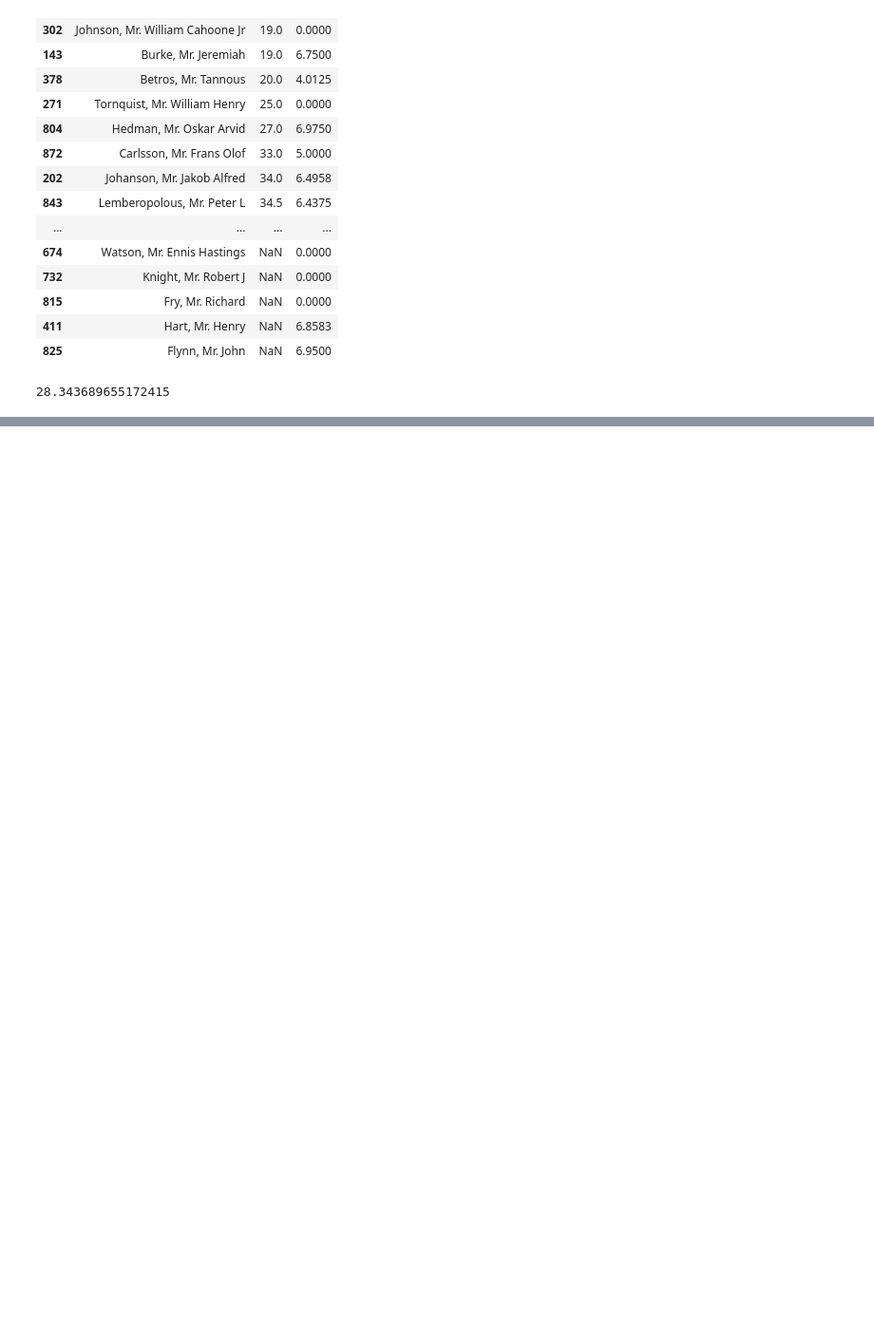
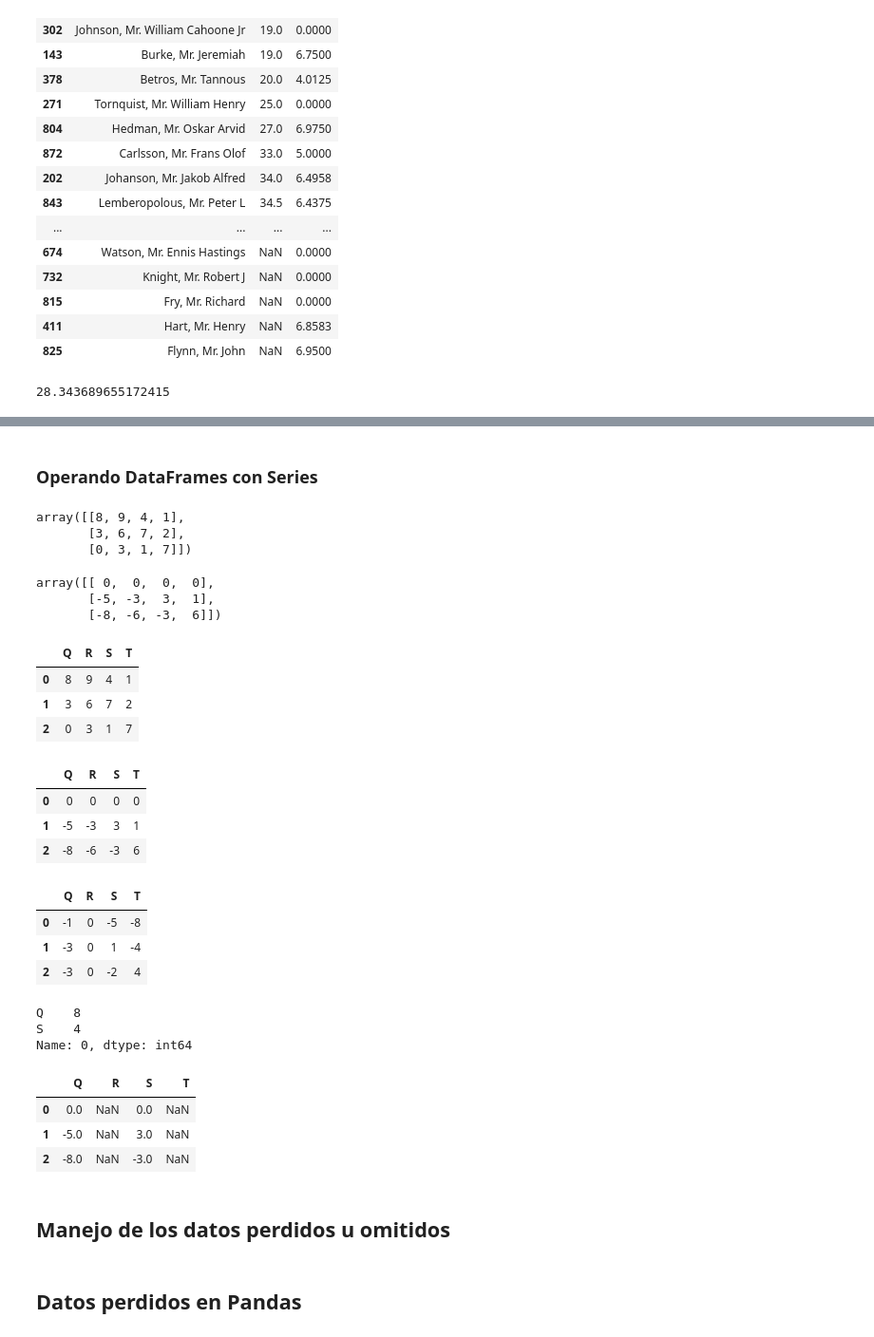
Before and after one commit to RoberHerraiz/eoi, a Jupyter notebook: 09-data-science/03-Pandas.ipynb, the cells around one changed output, grey strips where cells are left out. Shown at 95% size. Drawn from its saved outputs; the diff is of its cells as text; code cells hidden in the pictures; blank space fills up the shorter version.

```diff
--- a/09-data-science/03-Pandas.ipynb
+++ b/09-data-science/03-Pandas.ipynb
@@ -716,0 +870,55 @@ titanic[titanic['Survived'] == 1]['Age'].mean()
+# %% [markdown]
+### Operando DataFrames con Series
+# %%
+A = rng.randint(10, size=(3, 4))
+A
+# %% [output]
+array([[8, 9, 4, 1],
+       [3, 6, 7, 2],
+       [0, 3, 1, 7]])
+# %%
+A - A[0]
+# %% [output]
+array([[ 0,  0,  0,  0],
+       [-5, -3,  3,  1],
+       [-8, -6, -3,  6]])
+# %%
+df = pd.DataFrame(A, columns=list('QRST'))
+df
+# %% [output]
+|  | Q | R | S | T |
+| 0 | 8 | 9 | 4 | 1 |
+| 1 | 3 | 6 | 7 | 2 |
+| 2 | 0 | 3 | 1 | 7 |
+# %%
+df - df.iloc[0]
+# %% [output]
+|  | Q | R | S | T |
+| 0 | 0 | 0 | 0 | 0 |
+| 1 | -5 | -3 | 3 | 1 |
+| 2 | -8 | -6 | -3 | 6 |
+# %%
+df.subtract(df['R'], axis=0)
+# %% [output]
+|  | Q | R | S | T |
+| 0 | -1 | 0 | -5 | -8 |
+| 1 | -3 | 0 | 1 | -4 |
+| 2 | -3 | 0 | -2 | 4 |
+# %%
+halfrow = df.iloc[0, ::2]
+halfrow
+# %% [output]
+Q    8
+S    4
+Name: 0, dtype: int64
+# %%
+df - halfrow
+# %% [output]
+|  | Q | R | S | T |
+| 0 | 0.0 | NaN | 0.0 | NaN |
+| 1 | -5.0 | NaN | 3.0 | NaN |
+| 2 | -8.0 | NaN | -3.0 | NaN |
+# %% [markdown]
+## Manejo de los datos perdidos u omitidos
+# %% [markdown]
+## Datos perdidos en Pandas
```
Also changed, not shown: parts of 111 cells of this notebook.
